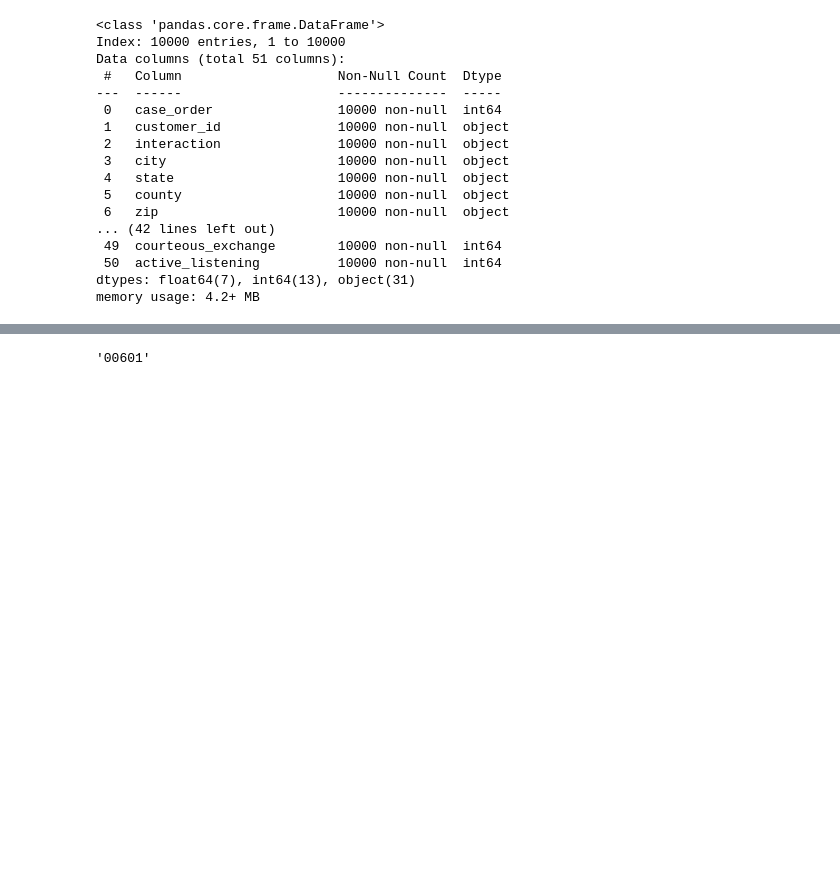
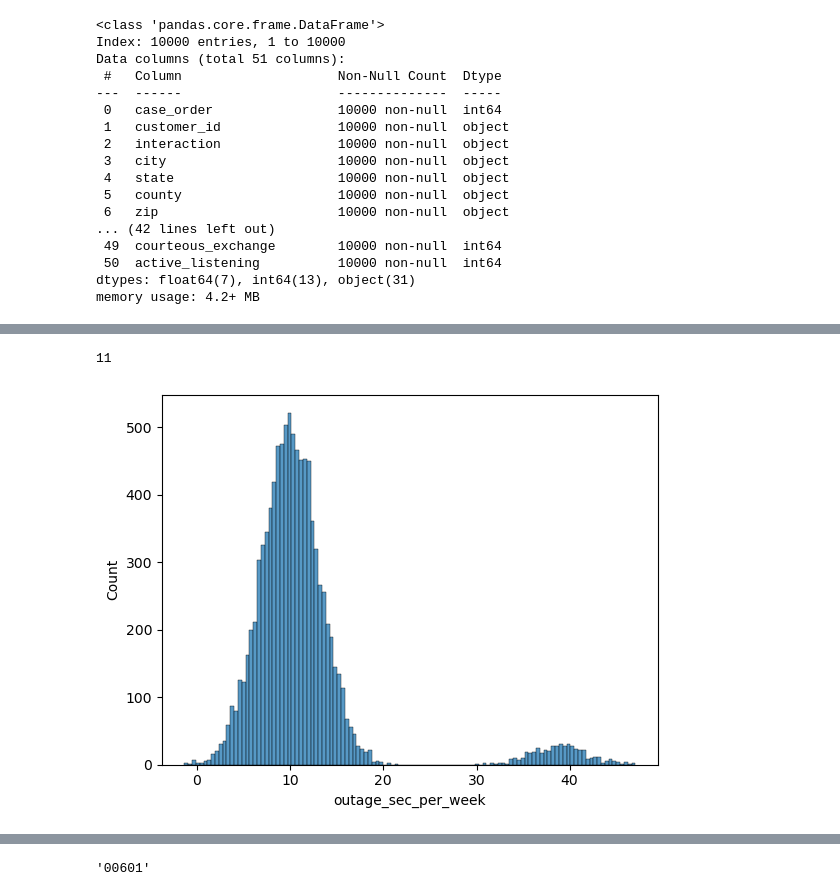
Before and after one commit to smmurdock/WGU-MSDA-DS, a Jupyter notebook: D206/Murdock_Shanay D206 PA Churn.ipynb, the cells around one changed output, grey strips where cells are left out. Saved outputs shown, nothing was run; the diff lists cells and outputs as text; code cells hidden in the pictures; blank space fills up the shorter version.

```diff
--- a/D206/Murdock_Shanay D206 PA Churn.ipynb
+++ b/D206/Murdock_Shanay D206 PA Churn.ipynb
@@ -2290,0 +2385,33 @@ memory usage: 4.2+ MB
+# %%
+# Create a dictionary of existing time zones with more simplified standard US timezones
+# * currently specific to Daylight time unless otherwise specified
+# (timeanddate.com, 2024)
+# Use .replace() method to replace existing values (keys) with desired values (values)
+df['time_zone'] = df['time_zone'].replace({
+    'America/Sitka': 'US/Alaska',
+    'America/Detroit': 'US/Eastern',
+    'America/Los_Angeles': 'US/Pacific',
+    'America/Chicago': 'US/Central',
+    'America/New_York': 'US/Eastern',
+    # Puerto Rico observes Atlantic Standard Time year-round
+    'America/Puerto_Rico': 'US/Atlantic',
+    'America/Denver': 'US/Mountain',
+    'America/Menominee': 'US/Central',
+    # Phoenix observes Mountain Standard Time year-round
+    'America/Phoenix': 'US/Mountain',
+    'America/Indiana/Indianapolis': 'US/Eastern',
+    'America/Boise': 'US/Mountain',
+    'America/Kentucky/Louisville': 'US/Eastern',
+    'Pacific/Honolulu': 'US/Hawaii',
+    'America/Indiana/Petersburg': 'US/Eastern',
+    'America/Nome': 'US/Atlantic',
+    'America/Anchorage': 'US/Alaska',
+    'America/Indiana/Knox': 'US/Central',
+    'America/Juneau': 'US/Alaska',
+    'America/Toronto': 'US/Eastern',
+    'America/Indiana/Winamac': 'US/Eastern',
+    'America/Indiana/Vincennes': 'US/Eastern',
+    'America/North_Dakota/New_Salem': 'US/Central',
+    'America/Indiana/Tell_City': 'US/Central',
+    'America/Indiana/Marengo': 'US/Eastern',
+    'America/Ojinaga': 'US/Central'})
@@ -2290,0 +2451,10 @@ memory usage: 4.2+ MB
+# %%
+# Check for number of values below 0
+(df['outage_sec_per_week'] < 0).sum()
+# %% [output]
+11
+# %%
+# Create histogram to view a preliminary spread of the data and distribution
+sns.histplot(data=df, x='outage_sec_per_week');
+# %% [output]
+[figure, added]
```
Also changed, not shown: parts of 115 cells of this notebook.
